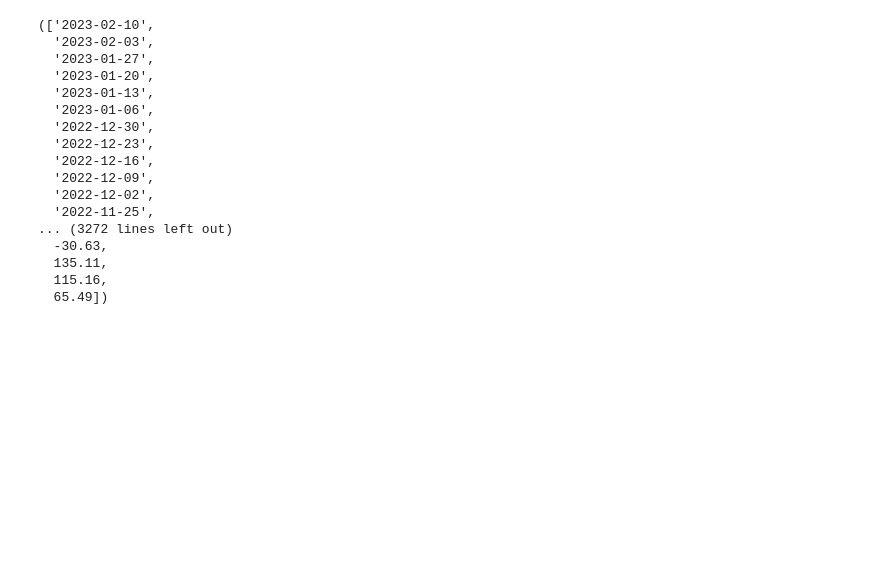
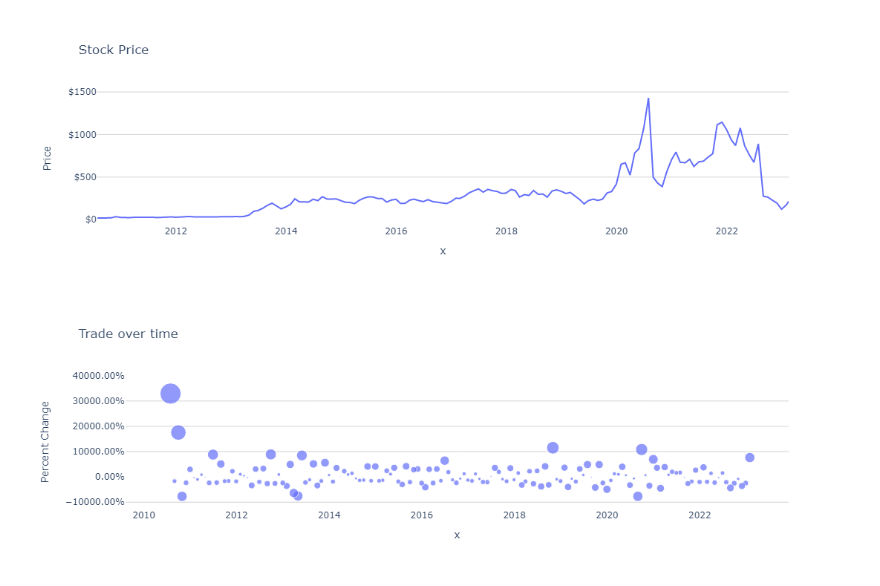
Before and after one commit to puvanans/CloudDB-project, a Jupyter notebook: dataVisualization.ipynb, the cells around one changed output. Cells and saved outputs as stored; diff of their text form; code cells hidden in the pictures; blank space fills up the shorter version.

Commit message:
created two viz line chart and scatter plot for stock price and rate of trade respectively

```diff
--- a/dataVisualization.ipynb
+++ b/dataVisualization.ipynb
@@ -5,23 +8,41 @@ import time
 # %%
 with open("data_for_visualization.pkl", "rb") as file:
     data_for_visualization = pickle.load(file)
-# %%
-data_for_visualization
-# %% [output]
-(['2023-02-10',
-  '2023-02-03',
-  '2023-01-27',
-  '2023-01-20',
-  '2023-01-13',
-  '2023-01-06',
-  '2022-12-30',
-  '2022-12-23',
-  '2022-12-16',
-  '2022-12-09',
-  '2022-12-02',
-  '2022-11-25',
-... (3272 lines left out)
-  -30.63,
-  135.11,
-  115.16,
-  65.49])
+# %%
+def stockViz(data):
+    date = data_for_visualization[1]
+    stock_Price = data_for_visualization[2]
+    stock_Volume_Change = data_for_visualization[5]
+    stock_Volume_Change_abs = [abs(change) for change in stock_Volume_Change]
+
+    priceTracker = px.line(x = date, y = stock_Price, title = "Stock Price over time" )
+
+    priceTracker.update_layout(
+        title='Stock Price',
+        yaxis_tickformat='$',
+        yaxis_title='Price',
+        xaxis_showgrid=False,   # Set the x-axis grid lines to show
+        # yaxis_showgrid=False,   # Set the y-axis grid lines to show
+        xaxis_gridcolor='lightgray',  # Set the x-axis grid color
+        yaxis_gridcolor='lightgray',  # Set the y-axis grid color
+        plot_bgcolor='rgb(255, 255, 255)',  # Set the background color to white
+    )
+
+    changeTracker = px.scatter( x = date, y = stock_Volume_Change, title = 'Trade over time', size = stock_Volume_Change_abs)
+
+    changeTracker.update_layout(
+        yaxis_tickformat = '.2%',
+        yaxis_title = 'Percent Change',
+        xaxis_showgrid=False,   # Set the x-axis grid lines to show
+        # yaxis_showgrid=False,   # Set the y-axis grid lines to show
+        xaxis_gridcolor='lightgray',  # Set the x-axis grid color
+        yaxis_gridcolor='lightgray',  # Set the y-axis grid color
+        plot_bgcolor='rgb(255, 255, 255)',  # Set the background color to white
+    )
+    priceTracker.show()
+    changeTracker.show()
+# %%
+stockViz(data_for_visualization)
+# %% [output]
+[figure, added]
+[figure, added]
```
Also changed, not shown: parts of 4 cells of this notebook, 3 other files.
